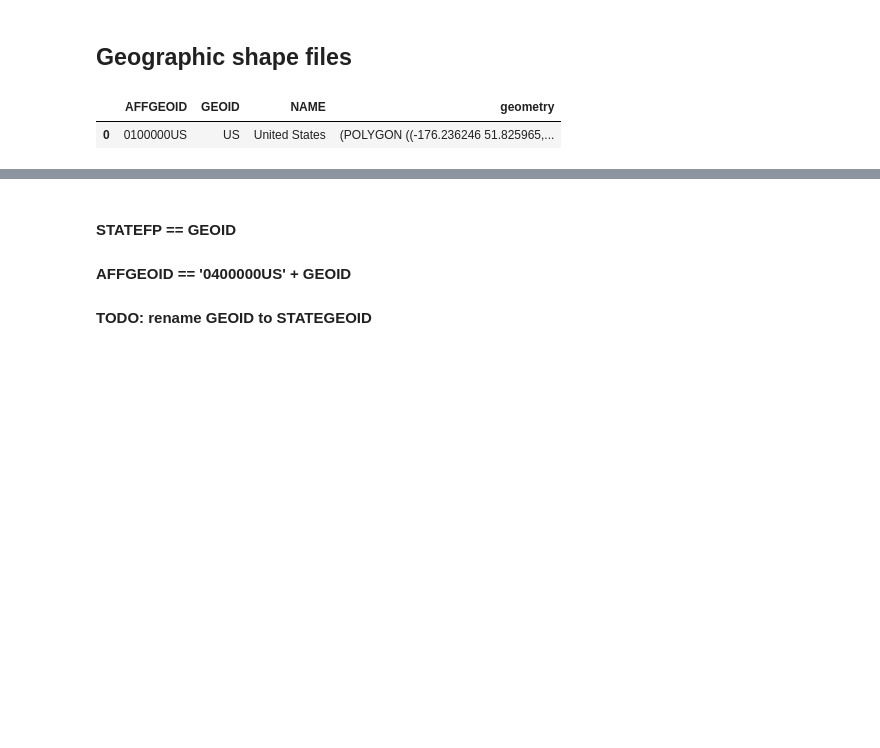
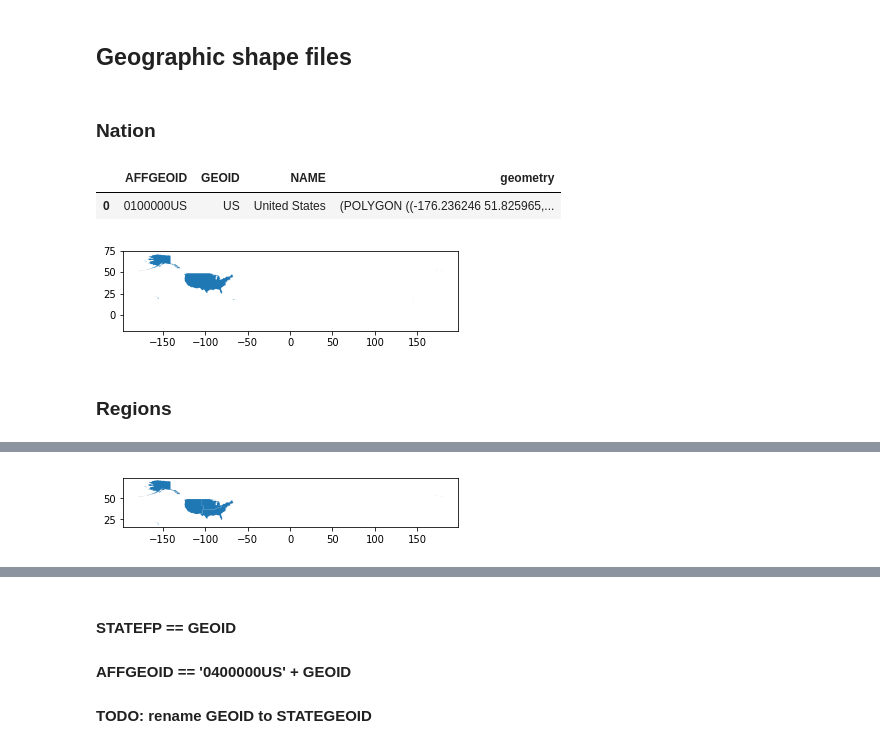
Before and after one commit to swchen888/Choropleth-Maps, a Jupyter notebook: Visualizing the United States using Geopandas.ipynb, the cells around one changed output, grey strips where cells are left out. Cells and saved outputs as stored; diff of their text form; code cells hidden in the pictures; blank space fills up the shorter version.

```diff
--- a/Visualizing the United States using Geopandas.ipynb
+++ b/Visualizing the United States using Geopandas.ipynb
@@ -34,5 +39,7 @@ us_zcta_file = us_file_root + 'cb_2017_us_zcta510_500k.zip'
 zcta_county_crosswalk_file = 'https://www2.census.gov/geo/docs/maps-data/data/rel/zcta_county_rel_10.txt'
 # %% [markdown]
 ## Geographic shape files
+# %% [markdown]
+### Nation
 # %%
 us_nation = gpd.GeoDataFrame.from_file(us_nation_file)
@@ -40,5 +47,11 @@ us_nation.head()
 # %% [output]
 |  | AFFGEOID | GEOID | NAME | geometry |
 | 0 | 0100000US | US | United States | (POLYGON ((-176.236246 51.825965,... |
+# %%
+us_nation.plot();
+# %% [output]
+[figure, added]
+# %% [markdown]
+### Regions
 # %%
 us_regions = gpd.GeoDataFrame.from_file(us_region_file)
@@ -49,3 +62,7 @@ us_regions.head()
 | 1 | 2 | 0200000US2 | 2 | Midwest | 68 | 1943880837294 | 184389713736 | (POLYGON ((-90.62498699999999 47.... |
 | 2 | 4 | 0200000US4 | 4 | West | 68 | 4535926557990 | 348853297818 | (POLYGON ((-171.177725 52.562435,... |
 | 3 | 3 | 0200000US3 | 3 | South | 68 | 2249495677637 | 134460600249 | (POLYGON ((-89.300534 29.382881, ... |
+# %%
+us_regions.plot();
+# %% [output]
+[figure, added]
```
Also changed, not shown: parts of 23 cells of this notebook.
